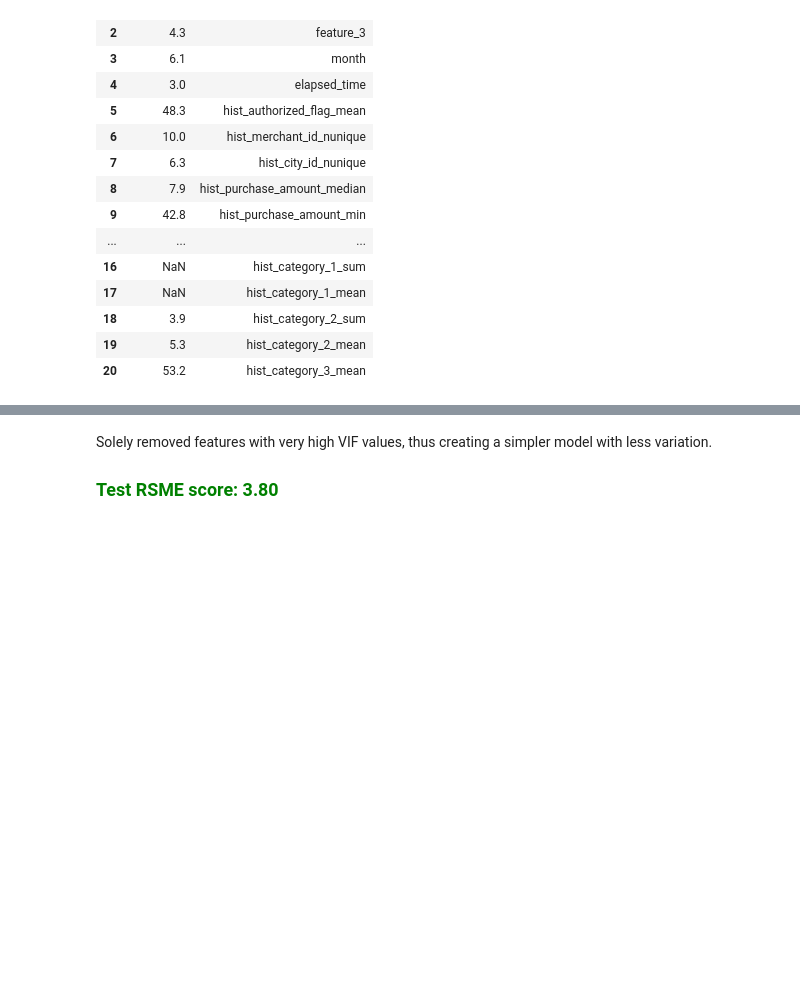
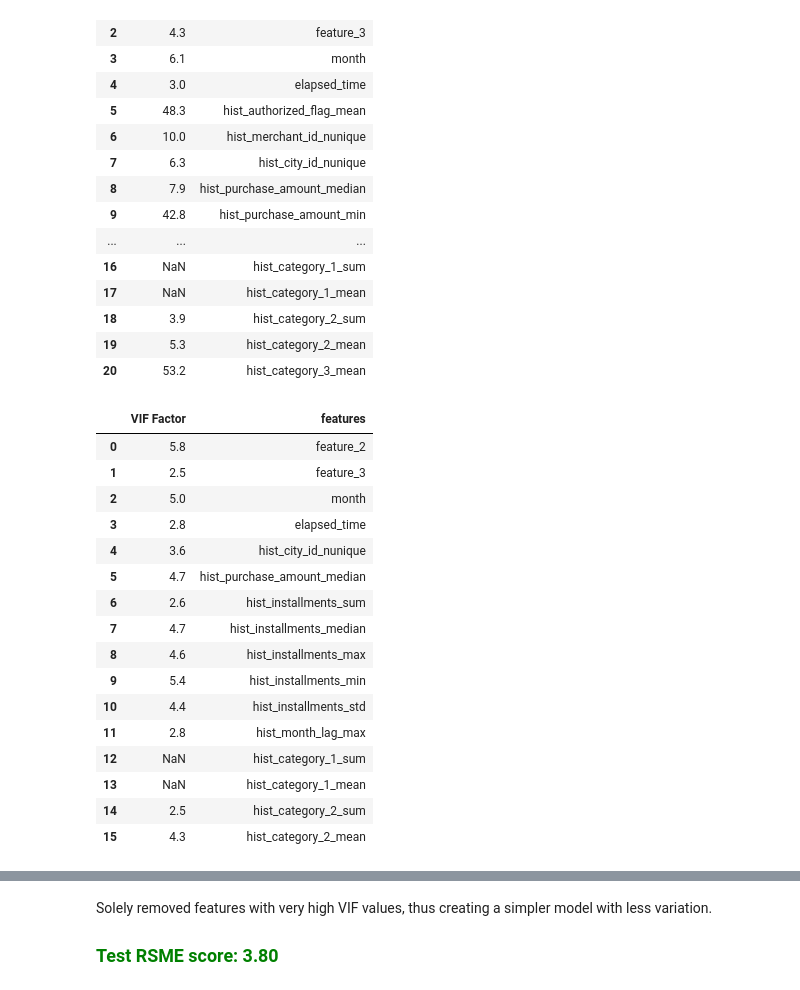
Before and after one commit to ameen-abdelghani/Capstone2_ELO, a Jupyter notebook: Capstone2_Loyalty_Score_Prediction.ipynb, the cells around one changed output, grey strips where cells are left out. Cells and saved outputs as stored; diff of their text form; code cells hidden in the pictures; blank space fills up the shorter version.

```diff
--- a/Capstone2_Loyalty_Score_Prediction.ipynb
+++ b/Capstone2_Loyalty_Score_Prediction.ipynb
@@ -662 +676,25 @@ vif4.round(1)
+# %%
+vif5 = pd.DataFrame()
+vif5["VIF Factor"] = [variance_inflation_factor(lower_vif_features.values, i) for i in range(lower_vif_features.shape[1])]
+vif5["features"] = lower_vif_features.columns
+# %%
+vif5.round(1)
+# %% [output]
+|  | VIF Factor | features |
+| 0 | 5.8 | feature_2 |
+| 1 | 2.5 | feature_3 |
+| 2 | 5.0 | month |
+| 3 | 2.8 | elapsed_time |
+| 4 | 3.6 | hist_city_id_nunique |
+| 5 | 4.7 | hist_purchase_amount_median |
+| 6 | 2.6 | hist_installments_sum |
+| 7 | 4.7 | hist_installments_median |
+| 8 | 4.6 | hist_installments_max |
+| 9 | 5.4 | hist_installments_min |
+| 10 | 4.4 | hist_installments_std |
+| 11 | 2.8 | hist_month_lag_max |
+| 12 | NaN | hist_category_1_sum |
+| 13 | NaN | hist_category_1_mean |
+| 14 | 2.5 | hist_category_2_sum |
+| 15 | 4.3 | hist_category_2_mean |
 # %%
```
Also changed, not shown: parts of 31 cells of this notebook, 4 other files.
